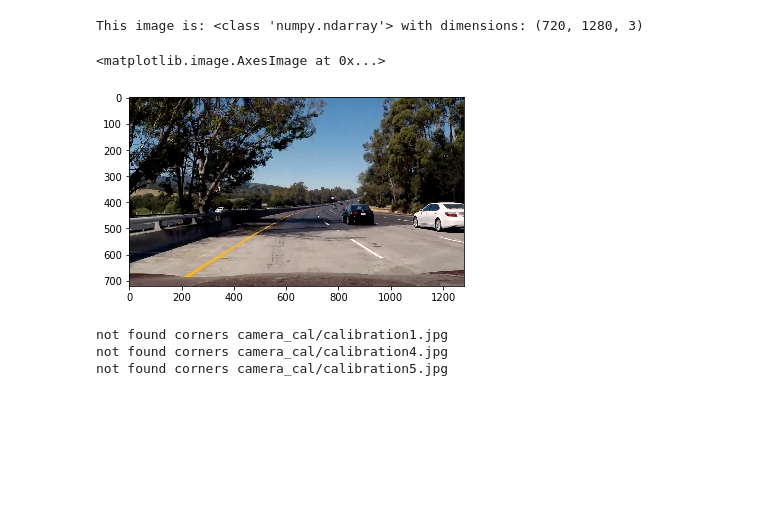
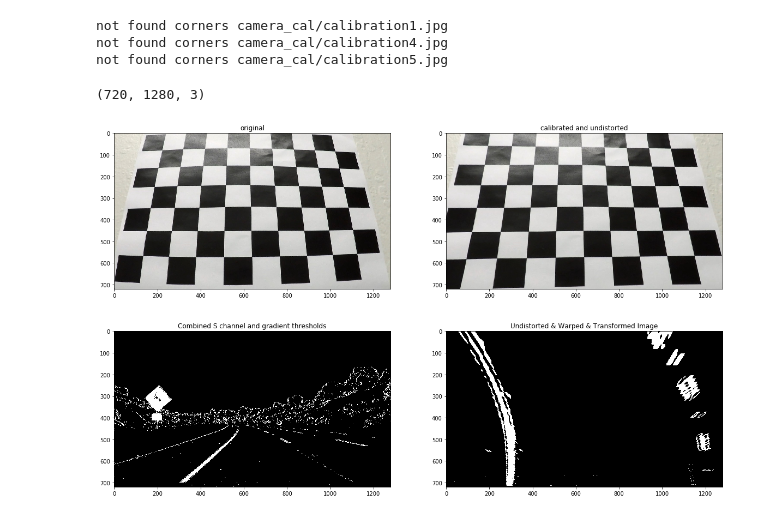
Before and after one commit to yingCMU/udacity-self-driving-project2, a Jupyter notebook: project2.ipynb, the cells around one changed output. Saved outputs shown, nothing was run; the diff lists cells and outputs as text; code cells hidden in the pictures; blank space fills up the shorter version.

```diff
--- a/project2.ipynb
+++ b/project2.ipynb
@@ -1,27 +0,0 @@
-# %%
-# the first thing you'll do is to compute the camera calibration matrix and distortion coefficients. You only need to compute these once, and then you'll apply them to undistort each new frame.
-#Next, you'll apply thresholds to create a binary image and then apply a perspective transform.
-
-
-# find lanes: color - . It's most important that you reliably detect different colors of lane lines under varying degrees of daylight and shadow.
-
-#apply a perspective transform. for calculating curve
-# histogram + sliding window to find polyfit
-
-#importing some useful packages
-import matplotlib.pyplot as plt
-import matplotlib.image as mpimg
-import numpy as np
-import cv2
-import glob
-%matplotlib inline
-#reading in an image
-test_image = mpimg.imread('test_images/test5.jpg')
-
-#printing out some stats and plotting
-print('This image is:', type(test_image), 'with dimensions:', test_image.shape)
-plt.imshow(test_image)  # if you wanted to show a single color channel image called 'gray', for example, call as plt.imshow(gray, cmap='gray')
-# %% [output]
-This image is: <class 'numpy.ndarray'> with dimensions: (720, 1280, 3)
-<matplotlib.image.AxesImage at 0x...>
-[figure, removed]
@@ -64,14 +57,27 @@ ret, mtx, dist, rvecs, tvecs = cv2.calibrateCamera(objpoints, imgpoints, gray_sh
 not found corners camera_cal/calibration1.jpg
 not found corners camera_cal/calibration4.jpg
 not found corners camera_cal/calibration5.jpg
+# %%
+# test function
+test_image = mpimg.imread('camera_cal/calibration3.jpg')
+dst = cv2.undistort(test_image, mtx, dist, None, mtx)
+f, (ax1, ax2) = plt.subplots(1, 2, figsize=(20,10))
+ax1.set_title('original')
+ax1.imshow(test_image)
+
+ax2.imshow(dst)
+ax2.set_title('calibrated and undistorted')
+cv2.imwrite('output_images/calibration3_undistort.jpg', dst)
+print(dst.shape)
+# %% [output]
+(720, 1280, 3)
+[figure, added]
 # %%
 #undistort an test image,
-
 def undistort_threshold_image(test_image, show_output = False):
     undistort_test_image = cv2.undistort(test_image, mtx, dist, None, mtx)
     #apply thresholds to create a binary image
     # Convert to HLS color space and separate the S channel
-    # Note: img is the undistorted image
     hls = cv2.cvtColor(undistort_test_image, cv2.COLOR_RGB2HLS)
     s_channel = hls[:,:,2]
     gray = cv2.cvtColor(undistort_test_image, cv2.COLOR_RGB2GRAY)
@@ -80,7 +86,7 @@ def undistort_threshold_image(test_image, show_output = False):
     abs_sobelx = np.absolute(sobelx) # Absolute x derivative to accentuate lines away from horizontal
     scaled_sobel = np.uint8(255*abs_sobelx/np.max(abs_sobelx))
     # Threshold x gradient
-    thresh_min = 20
+    thresh_min = 30
     thresh_max = 100
     sxbinary = np.zeros_like(scaled_sobel)
     sxbinary[(scaled_sobel >= thresh_min) & (scaled_sobel <= thresh_max)] = 1
@@ -93,19 +99,20 @@ def undistort_threshold_image(test_image, show_output = False):
 
     # Stack each channel to view their individual contributions in green and blue respectively
     # This returns a stack of the two binary images, whose components you can see as different colors
-    # color_binary = np.dstack(( np.zeros_like(sxbinary), sxbinary, s_binary)) * 255
+    color_binary = np.dstack(( np.zeros_like(sxbinary), sxbinary, s_binary)) * 255
 
     # Combine the two binary thresholds
     combined_binary = np.zeros_like(sxbinary)
     combined_binary[(s_binary == 1) | (sxbinary == 1)] = 1
-
-
-    # ax1.set_title('Stacked thresholds')
-    # ax1.imshow(color_binary)
-    #### mask
+    #perform perspective transform
+    height, width = combined_binary.shape
     y_boundary = 450
-    height, width = combined_binary.shape
-    mask_vertices = [[160,height],[585,y_boundary], [690,y_boundary],[1230,height]]
+    x_top_left = 565
+    x_top_right = 695#685
+    x_bottom_left = 0
+    x_bottom_right = width
+    mask_vertices = [[x_bottom_left,height],[x_top_left,y_boundary], [x_top_right,y_boundary],[x_bottom_right,height]]
+    mask_vertices_array = np.array([[(x_bottom_left,height),(x_top_left,y_boundary), (x_top_right,y_boundary), (x_bottom_right,height)]], dtype=np.int32)
 
     #apply a perspective transform.
     transform_src = np.float32(mask_vertices)
@@ -118,11 +125,20 @@ def undistort_threshold_image(test_image, show_output = False):
         # Plotting thresholded images
         f, (ax1, ax2) = plt.subplots(1, 2, figsize=(20,10))
         ax1.set_title('Combined S channel and gradient thresholds')
-        # interest = region_of_interest(combined_binary,mask_vertices)
         ax1.imshow(combined_binary, cmap='gray')
+        cv2.imwrite('output_images/thresholded_binary.jpg', combined_binary * 255)
+        ax2.imshow(binary_warped, cmap='gray')
+        cv2.imwrite('output_images/unwarped_transformed_binary.jpg', binary_warped * 255)
+        ax2.set_title('Undistorted & Warped & Transformed Image')
+    binary_warped.dtype='uint8'
+    return binary_warped, undistort_test_image, M, height, width, mask_vertices_array
 
-        ax2.imshow(binary_warped)
-        ax2.set_title('Undistorted and Warped Image')
-    return binary_warped, undistort_test_image, M, height, width
+
+test_image = mpimg.imread('test_images/test2.jpg')#test1.jpg')image_in_video.jpg straight_lines1.jpg
+binary_warped, undistort_test_image, M, height, width, mask_vertices_array = undistort_threshold_image(test_image,True)
+# masked_region_image = region_of_interest(undistort_test_image, mask_vertices_array)
+# plt.imshow(masked_region_image)
+# %% [output]
+[figure, added]
 # %%
 #locate lane lines
```
Also changed, not shown: parts of 8 cells of this notebook, 10 other files.
